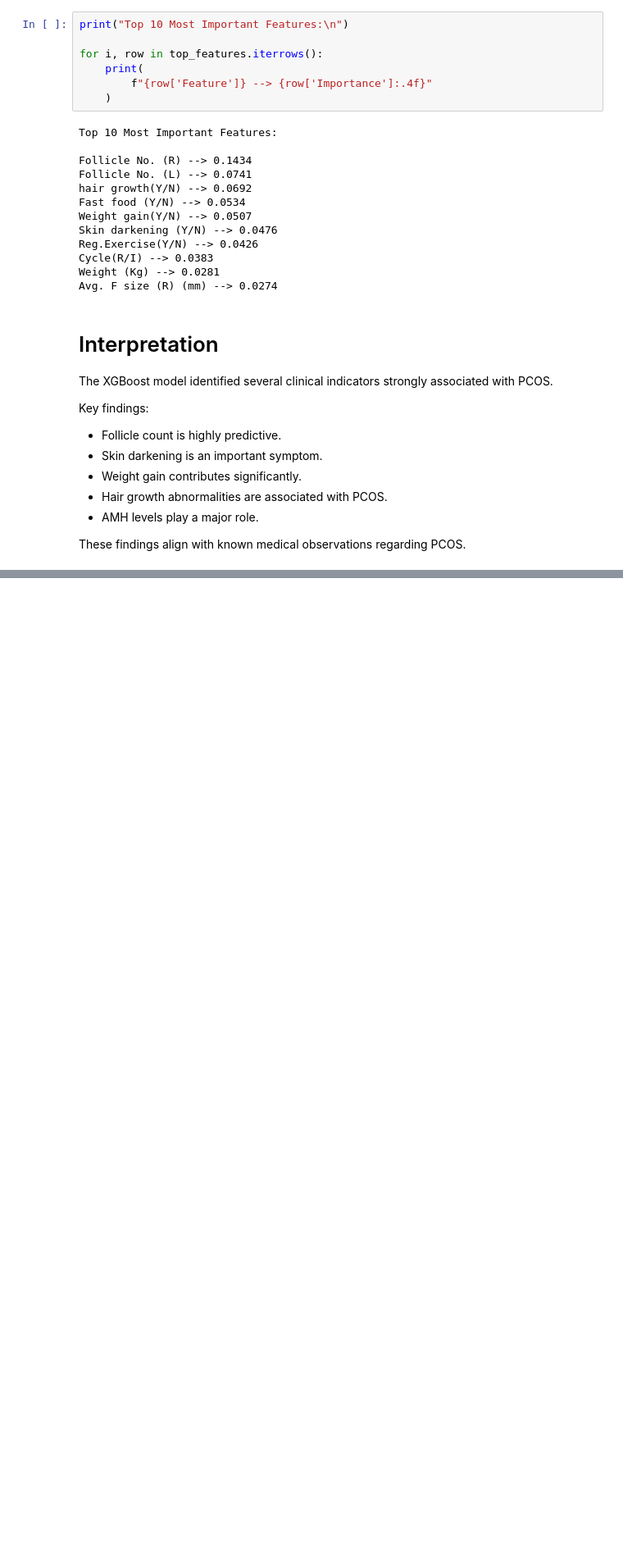
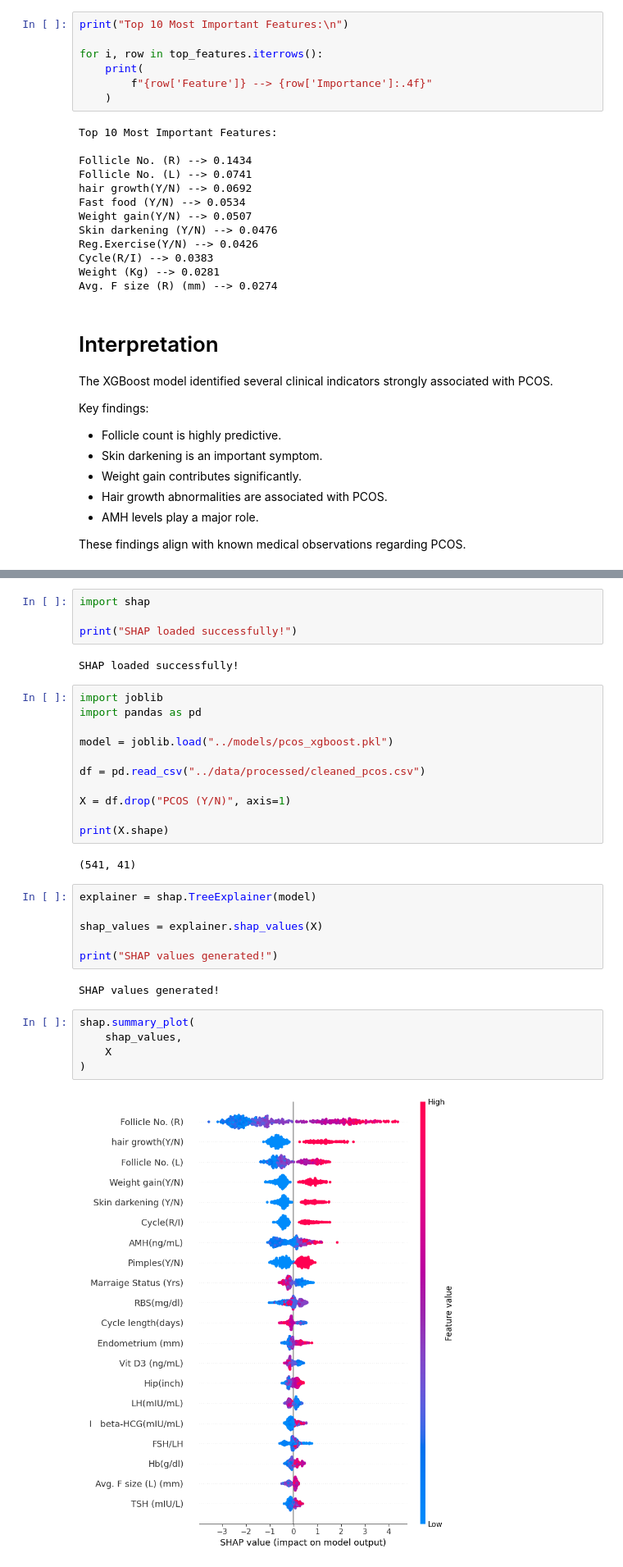
Before and after one commit to vaishnaviinit/FemAI, a Jupyter notebook: notebooks/05_model_interpretation.ipynb, the cells around one changed output, grey strips where cells are left out. Shown at 82% size. Cells and saved outputs as stored; diff of their text form; blank space fills up the shorter version.

Commit message:
feat: implement SHAP-based explainable AI analysis

```diff
--- a/notebooks/05_model_interpretation.ipynb
+++ b/notebooks/05_model_interpretation.ipynb
@@ -125,0 +148,34 @@ These findings align with known medical observations regarding PCOS.
+# %%
+import shap
+
+print("SHAP loaded successfully!")
+# %% [output]
+SHAP loaded successfully!
+# %%
+import joblib
+import pandas as pd
+
+model = joblib.load("../models/pcos_xgboost.pkl")
+
+df = pd.read_csv("../data/processed/cleaned_pcos.csv")
+
+X = df.drop("PCOS (Y/N)", axis=1)
+
+print(X.shape)
+# %% [output]
+(541, 41)
+# %%
+explainer = shap.TreeExplainer(model)
+
+shap_values = explainer.shap_values(X)
+
+print("SHAP values generated!")
+# %% [output]
+SHAP values generated!
+# %%
+shap.summary_plot(
+    shap_values,
+    X
+)
+# %% [output]
+[figure, added]
```
Also changed, not shown: parts of 4 cells of this notebook, 1 other file.
